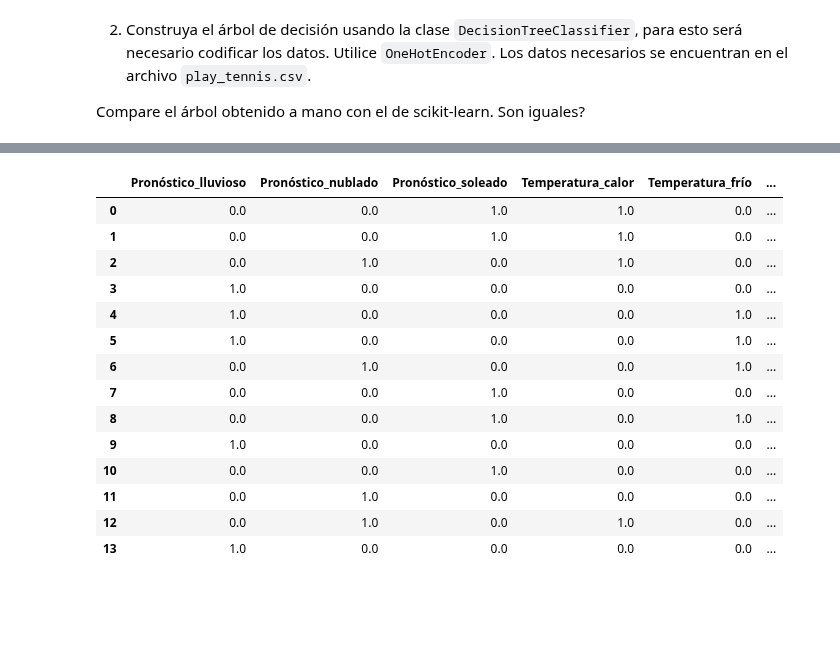
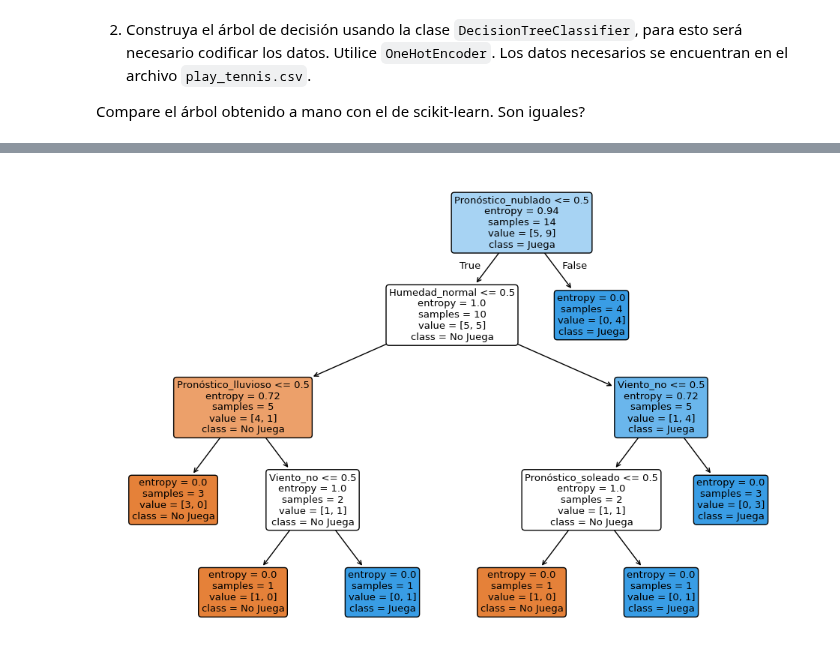
Before and after one commit to axelescalante0/Aprendizaje-Maquinal, a Jupyter notebook: Scrips/Arbol de decision/ArbolesDeDecision.ipynb, the cells around one changed output, grey strips where cells are left out. Drawn from its saved outputs; the diff is of its cells as text; code cells hidden in the pictures; blank space fills up the shorter version.

Commit message:
Arbol de decision: Se cargaron correctamente los datos

```diff
--- a/Scrips/Arbol de decision/ArbolesDeDecision.ipynb
+++ b/Scrips/Arbol de decision/ArbolesDeDecision.ipynb
@@ -263,3 +263,12 @@ Utilice la **impureza de entropía.**
 2. Construya el árbol de decisión usando la clase `DecisionTreeClassifier`, para esto será necesario codificar los datos. Utilice `OneHotEncoder`. Los datos necesarios se encuentran en el archivo `play_tennis.csv`.
 
 Compare el árbol obtenido a mano con el de scikit-learn. Son iguales?
+# %%
+import matplotlib.pyplot as plt
+import pandas as pd
+from sklearn.preprocessing import OneHotEncoder
+from sklearn.tree import DecisionTreeClassifier, plot_tree
+
+datos = pd.read_csv("./1_datos/play_tennis.csv")
+
+datos
@@ -265,0 +291,12 @@ Compare el árbol obtenido a mano con el de scikit-learn. Son iguales?
+# %%
+X = datos.drop('Juega_Tennis', axis=1)
+y = datos['Juega_Tennis']
+
+# Codificar las variables categóricas
+cat_encoder = OneHotEncoder()
+new_caracteristicas = cat_encoder.fit_transform(X)
+
+print(cat_encoder.feature_names_in_,"\n") #devuelve el nombre de la columna
+
+# Mostrar los nombres de las nuevas columnas codificadas
+print(cat_encoder.get_feature_names_out())
@@ -318,18 +320,7 @@ plt.show()
-# %%
-df2
-# %% [output]
-|  | Pronóstico_lluvioso | Pronóstico_nublado | Pronóstico_soleado | Temperatura_calor | Temperatura_frío | ... |
-| 0 | 0.0 | 0.0 | 1.0 | 1.0 | 0.0 | ... |
-| 1 | 0.0 | 0.0 | 1.0 | 1.0 | 0.0 | ... |
-| 2 | 0.0 | 1.0 | 0.0 | 1.0 | 0.0 | ... |
-| 3 | 1.0 | 0.0 | 0.0 | 0.0 | 0.0 | ... |
-| 4 | 1.0 | 0.0 | 0.0 | 0.0 | 1.0 | ... |
-| 5 | 1.0 | 0.0 | 0.0 | 0.0 | 1.0 | ... |
-| 6 | 0.0 | 1.0 | 0.0 | 0.0 | 1.0 | ... |
-| 7 | 0.0 | 0.0 | 1.0 | 0.0 | 0.0 | ... |
-| 8 | 0.0 | 0.0 | 1.0 | 0.0 | 1.0 | ... |
-| 9 | 1.0 | 0.0 | 0.0 | 0.0 | 0.0 | ... |
-| 10 | 0.0 | 0.0 | 1.0 | 0.0 | 0.0 | ... |
-| 11 | 0.0 | 1.0 | 0.0 | 0.0 | 0.0 | ... |
-| 12 | 0.0 | 1.0 | 0.0 | 1.0 | 0.0 | ... |
-| 13 | 1.0 | 0.0 | 0.0 | 0.0 | 0.0 | ... |
+# %%
+# arbol
+plt.figure(figsize=(12,8))
+plot_tree(tree, filled=True, feature_names=X.columns, class_names=['No Juega', 'Juega'], rounded=True, proportion=False, precision=2)
+plt.show()
+# %% [output]
+[figure, added]
```
Also changed, not shown: parts of 6 cells of this notebook.
